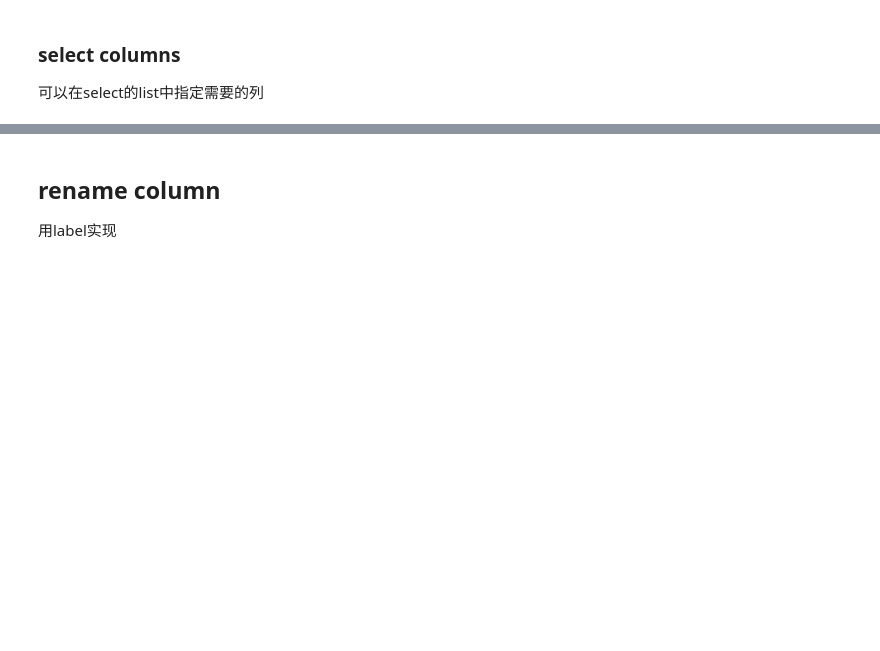
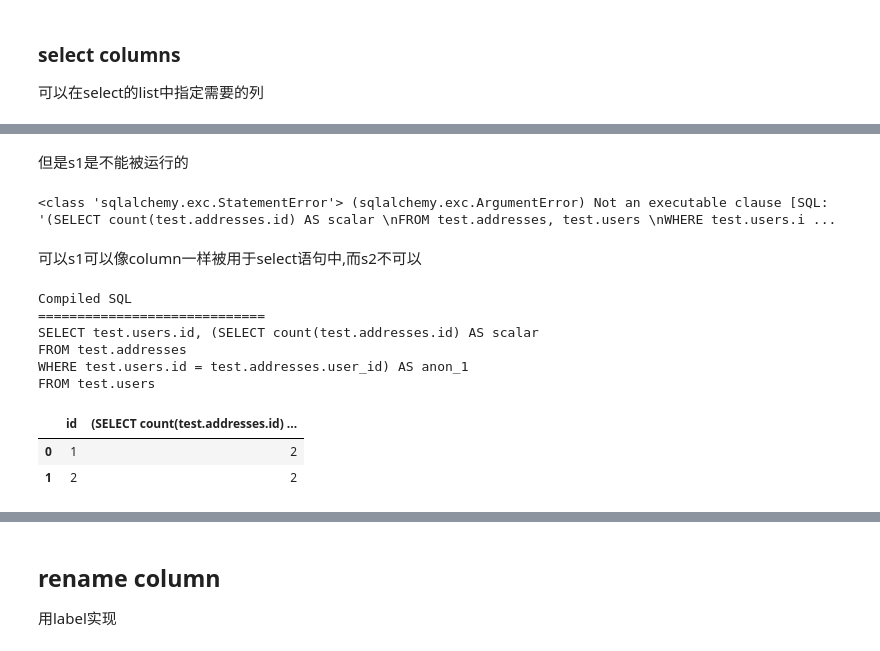
Before and after one commit to tade0726/jupyter_labs, a Jupyter notebook: exolution/0009_sqlalchemy/sqlalchemy_intro.ipynb, the cells around one changed output, grey strips where cells are left out. Drawn from its saved outputs; the diff is of its cells as text; code cells hidden in the pictures; blank space fills up the shorter version.

```diff
--- a/exolution/0009_sqlalchemy/sqlalchemy_intro.ipynb
+++ b/exolution/0009_sqlalchemy/sqlalchemy_intro.ipynb
@@ -524,0 +529,24 @@ read_select(engine,s)
+# %%
+s1 = (
+    select(
+        [
+            func.count(addresses.c.id).label('scalar')
+        ]
+    ).
+    where(users.c.id == addresses.c.user_id).
+    as_scalar() #！！
+)
+
+print_sql(engine,s1)
+
+s2 = (
+    select(
+        [
+            func.count(addresses.c.id).label('scalar')
+        ]
+    ).
+    where(users.c.id == addresses.c.user_id).
+    alias('scalar')
+)
+
+print_sql(engine,s2)
@@ -524,0 +564,32 @@ read_select(engine,s)
+# %% [markdown]
+但是s1是不能被运行的
+# %%
+try:
+    read_select(engine,s1)
+except Exception as e:
+    print(type(e),e)
+# %% [output]
+<class 'sqlalchemy.exc.StatementError'> (sqlalchemy.exc.ArgumentError) Not an executable clause [SQL: '(SELECT count(test.addresses.id) AS scalar \nFROM test.addresses, test.users \nWHERE test.users.i ...
+# %% [markdown]
+可以s1可以像column一样被用于select语句中,而s2不可以
+# %%
+s = select(
+    [
+        users.c.id,
+        s1 #!!
+    ]
+)
+
+print_sql(engine,s)
+
+read_select(engine, s)
+# %% [output]
+Compiled SQL
+=============================
+SELECT test.users.id, (SELECT count(test.addresses.id) AS scalar
+FROM test.addresses
+WHERE test.users.id = test.addresses.user_id) AS anon_1
+FROM test.users
+|  | id | (SELECT count(test.addresses.id) ... |
+| 0 | 1 | 2 |
+| 1 | 2 | 2 |
```
Also changed, not shown: parts of 51 cells of this notebook, 2 other files.
